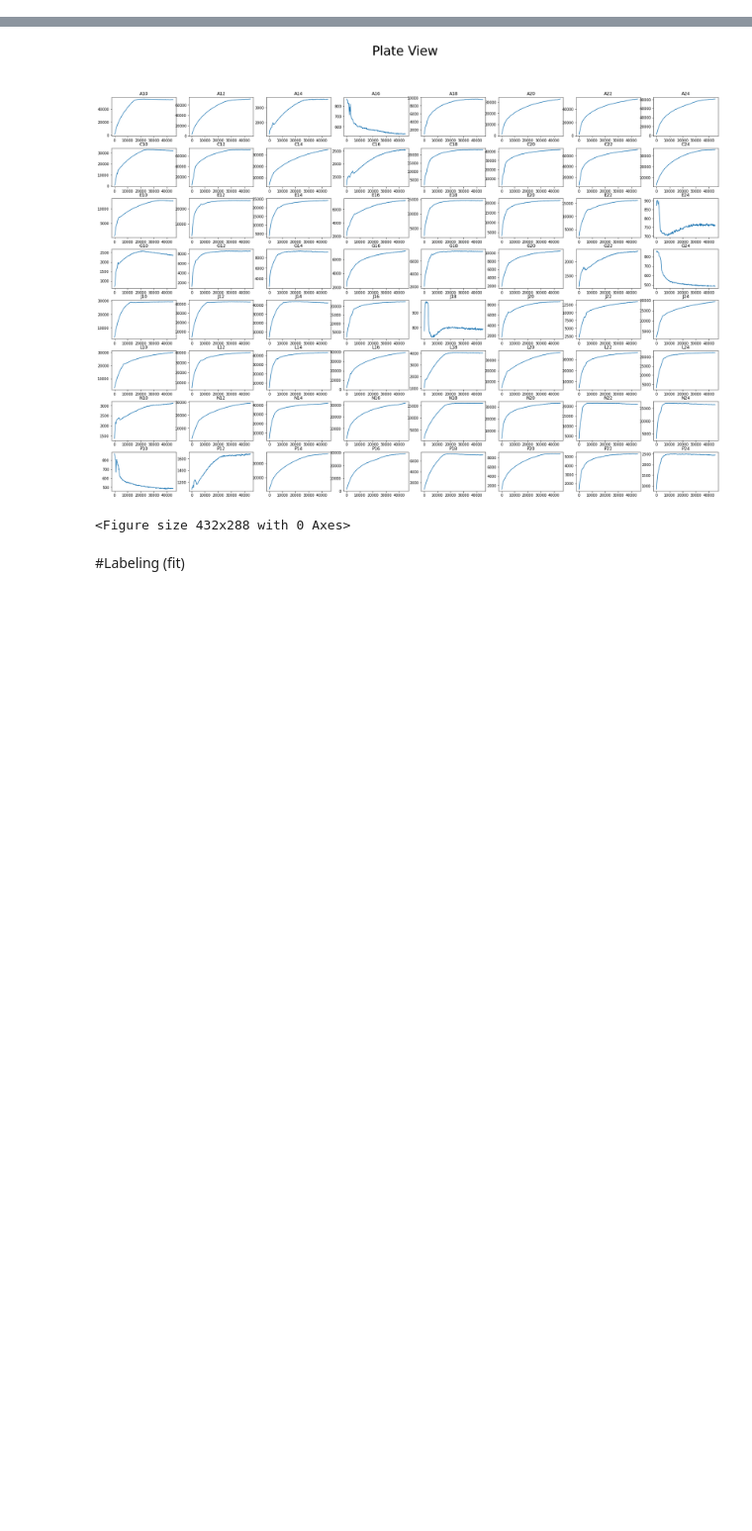
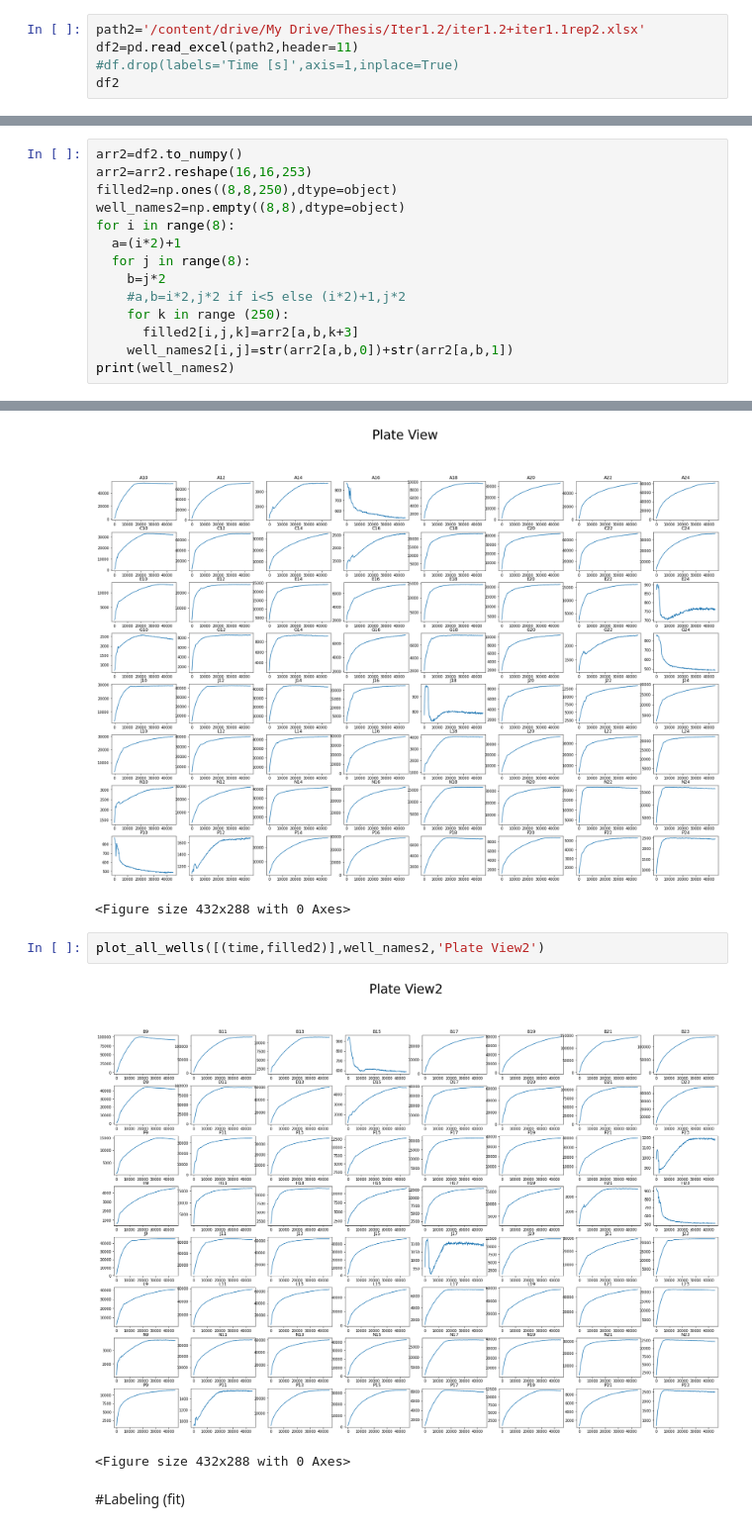
Before and after one commit to zmohaveri/IVT-ActiveLearning, a Jupyter notebook: IVT_iter1_1_analysis.ipynb, the cells around one changed output, grey strips where cells are left out. Shown at 99% size. Cells and saved outputs as stored; diff of their text form; blank space fills up the shorter version.

```diff
--- a/IVT_iter1_1_analysis.ipynb
+++ b/IVT_iter1_1_analysis.ipynb
@@ -78,0 +80,5 @@ print(well_names)
+# %%
+path2='/content/drive/My Drive/Thesis/Iter1.2/iter1.2+iter1.1rep2.xlsx'
+df2=pd.read_excel(path2,header=11)
+#df.drop(labels='Time [s]',axis=1,inplace=True)
+df2
@@ -78,0 +106,14 @@ print(well_names)
+# %%
+arr2=df2.to_numpy()
+arr2=arr2.reshape(16,16,253)
+filled2=np.ones((8,8,250),dtype=object)
+well_names2=np.empty((8,8),dtype=object)
+for i in range(8):
+  a=(i*2)+1
+  for j in range(8):
+    b=j*2
+    #a,b=i*2,j*2 if i<5 else (i*2)+1,j*2
+    for k in range (250):
+      filled2[i,j,k]=arr2[a,b,k+3]
+    well_names2[i,j]=str(arr2[a,b,0])+str(arr2[a,b,1])
+print(well_names2)
@@ -137,6 +188,11 @@ plot_all_wells([(time,filled)],well_names,'Plate View')
 # %% [output]
 [figure]
 <Figure size 432x288 with 0 Axes>
+# %%
+plot_all_wells([(time,filled2)],well_names2,'Plate View2')
+# %% [output]
+[figure, added]
+<Figure size 432x288 with 0 Axes>
 # %% [markdown]
 #Labeling (fit)
 # %% [markdown]
```
Also changed, not shown: parts of 16 cells of this notebook.
